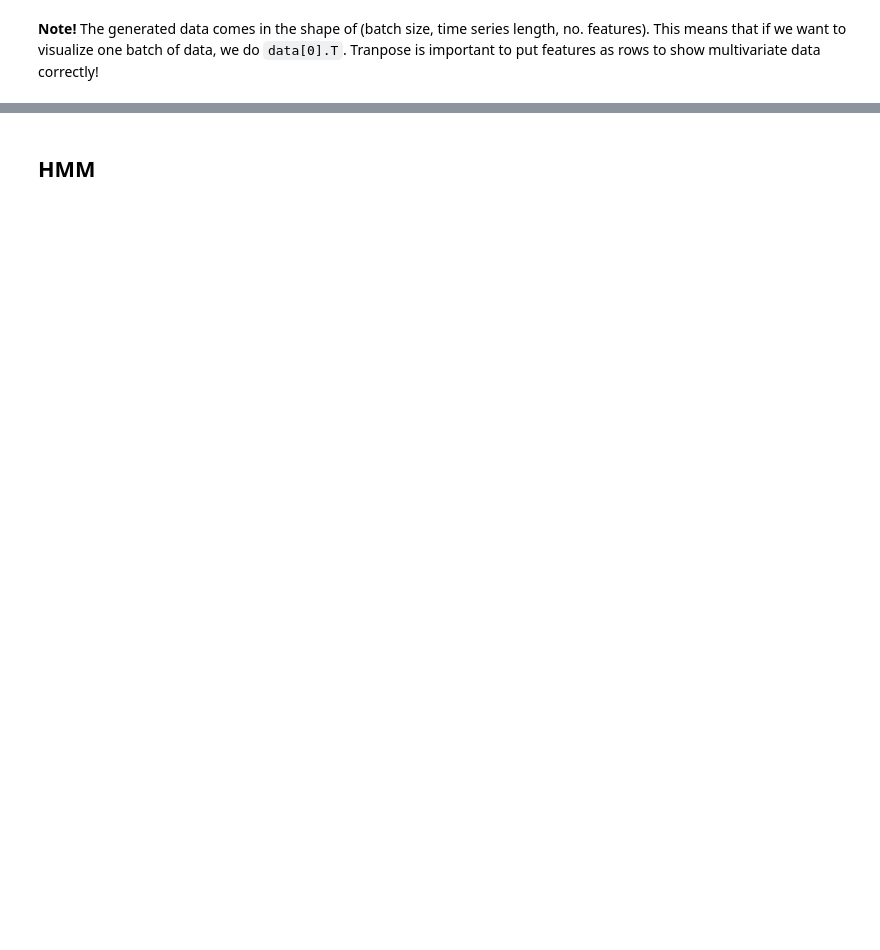
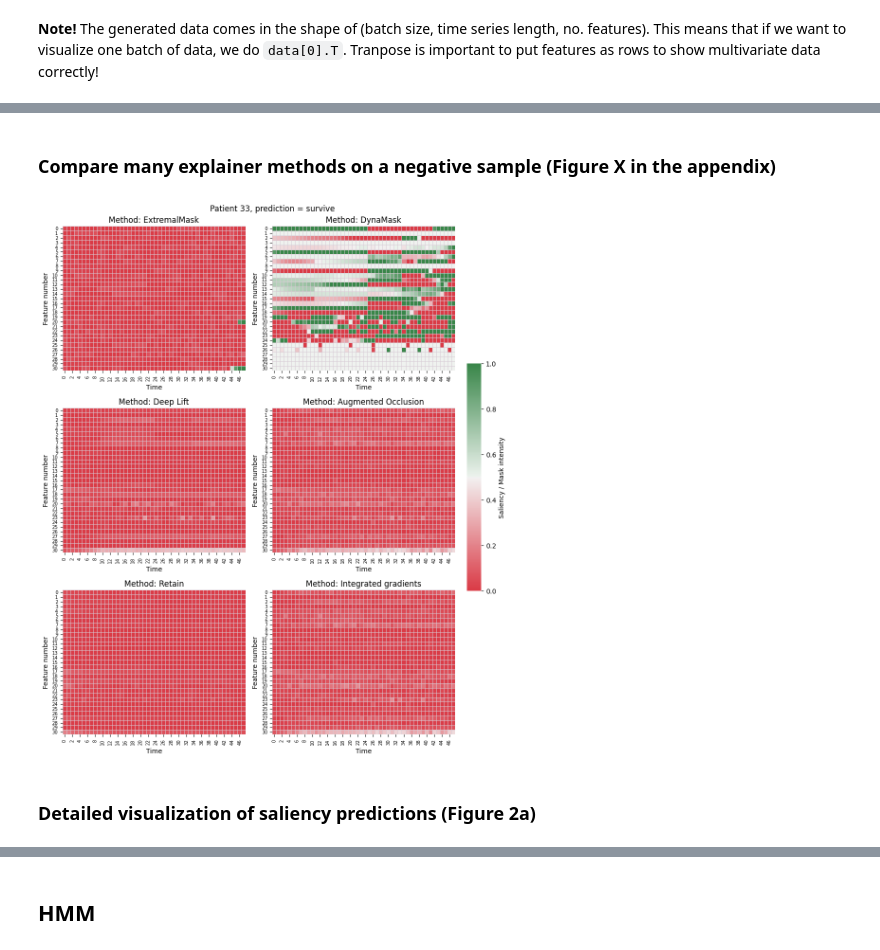
Before and after one commit to anonymous8293/factai, a Jupyter notebook: visualization.ipynb, the cells around one changed output, grey strips where cells are left out. Saved outputs shown, nothing was run; the diff lists cells and outputs as text; code cells hidden in the pictures; blank space fills up the shorter version.

```diff
--- a/visualization.ipynb
+++ b/visualization.ipynb
@@ -454,0 +190,16 @@ plot_components(
+# %% [markdown]
+### Compare many explainer methods on a negative sample (Figure X in the appendix)
+# %%
+saliencies = {
+    "ExtremalMask": extremal_mask_attr_mimic[NEG_ID].T,
+    "DynaMask": dyna_mask_attr_mimic[NEG_ID].T,
+    "Deep Lift": deep_lift_attr_mimic[NEG_ID].T,
+    "Augmented Occlusion": aug_occlusion_attr_mimic[NEG_ID].T,
+    "Retain": retain_attr_mimic[NEG_ID].T,
+    "Integrated gradients": aug_occlusion_attr_mimic[NEG_ID].T,
+}
+plot_heatmap(saliencies, title=f"Patient {NEG_ID}, prediction = survive")
+# %% [output]
+[figure, added]
+# %% [markdown]
+### Detailed visualization of saliency predictions (Figure 2a)
```
Also changed, not shown: parts of 125 cells of this notebook.
